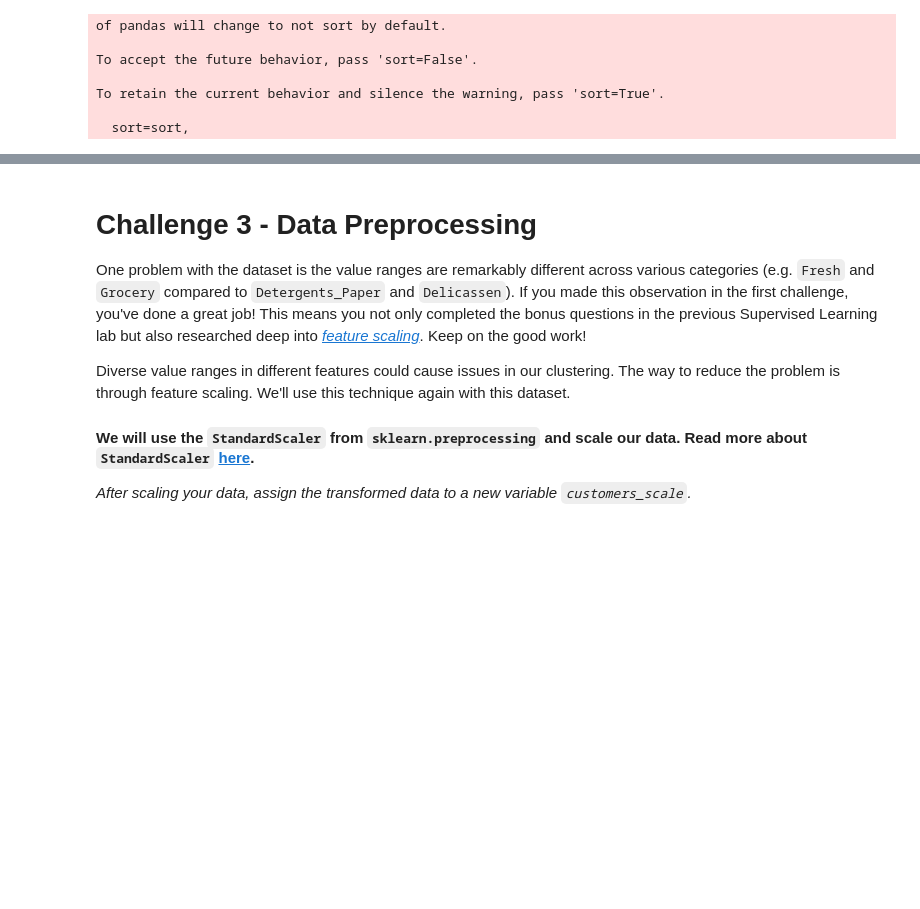
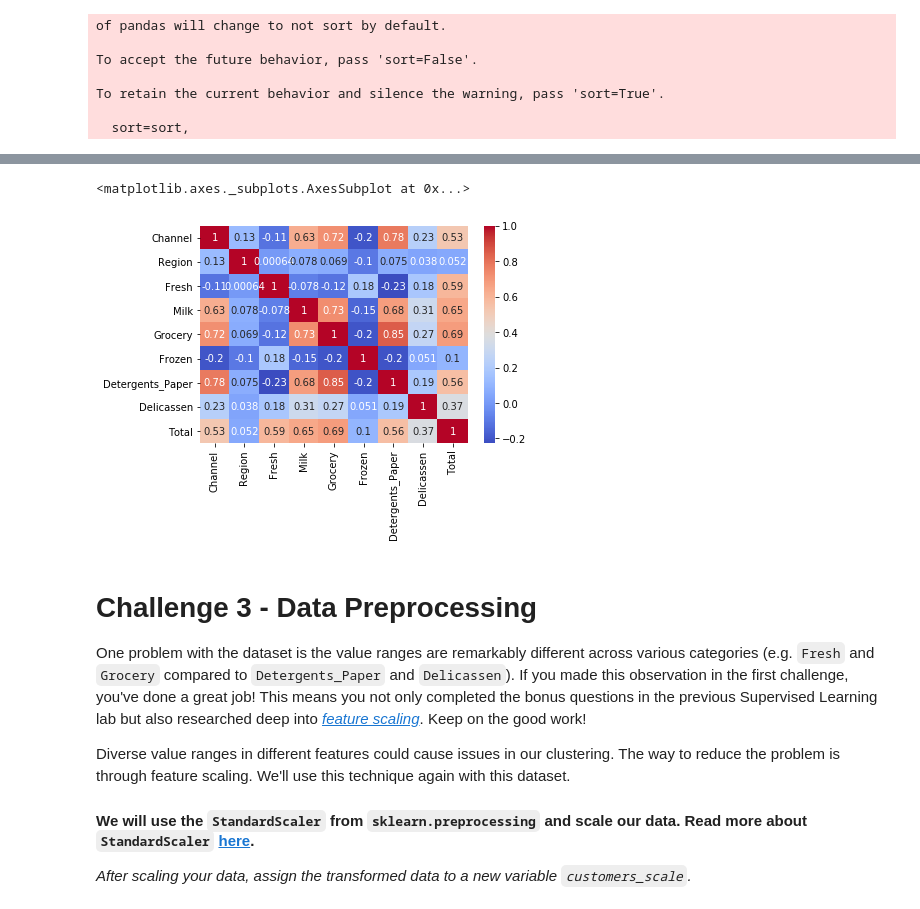
Before and after one commit to COABRIL/dataptmad1019, a Jupyter notebook: module-3/lab-unsupervised-learning/your-code/main.ipynb, the cells around one changed output, grey strips where cells are left out. Cells and saved outputs as stored; diff of their text form; code cells hidden in the pictures; blank space fills up the shorter version.

```diff
--- a/module-3/lab-unsupervised-learning/your-code/main.ipynb
+++ b/module-3/lab-unsupervised-learning/your-code/main.ipynb
@@ -12,6 +12,10 @@ import matplotlib.pyplot as plt
 import numpy as np
 import pandas as pd
 import seaborn as sn
+
+from mpl_toolkits.mplot3d import Axes3D
+plt.rcParams['figure.figsize'] = (16, 9)
+plt.style.use('ggplot')
 # %% [markdown]
 # Challenge 1 - Import and Describe the Dataset
 
@@ -156,0 +233,5 @@ If your conclusion from the previous challenge is the data need cleaning/transfo
+# %%
+sn.heatmap(customers.corr(), annot=True, cmap='coolwarm')
+# %% [output]
+<matplotlib.axes._subplots.AxesSubplot at 0x...>
+[figure, added]
```
Also changed, not shown: parts of 49 cells of this notebook.
